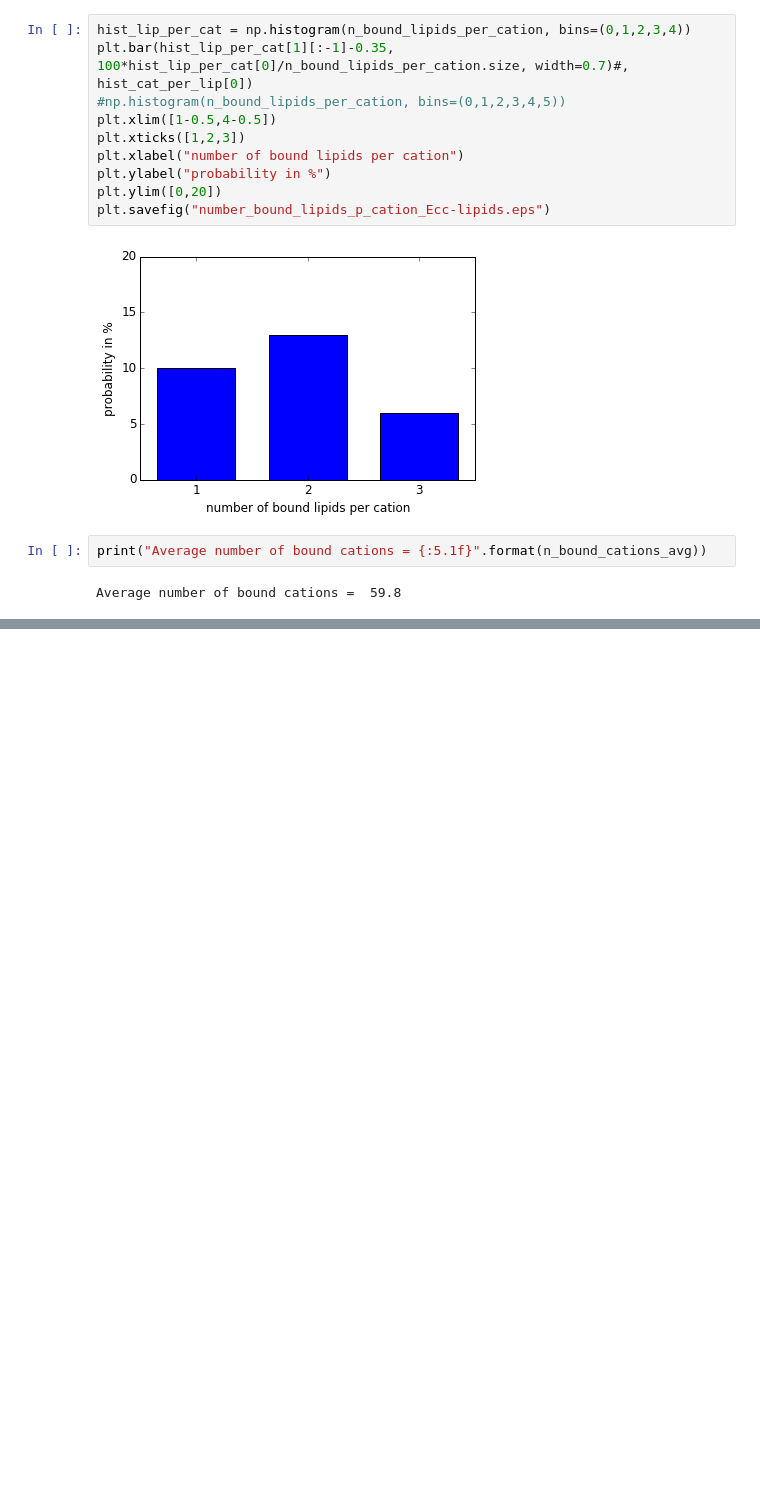
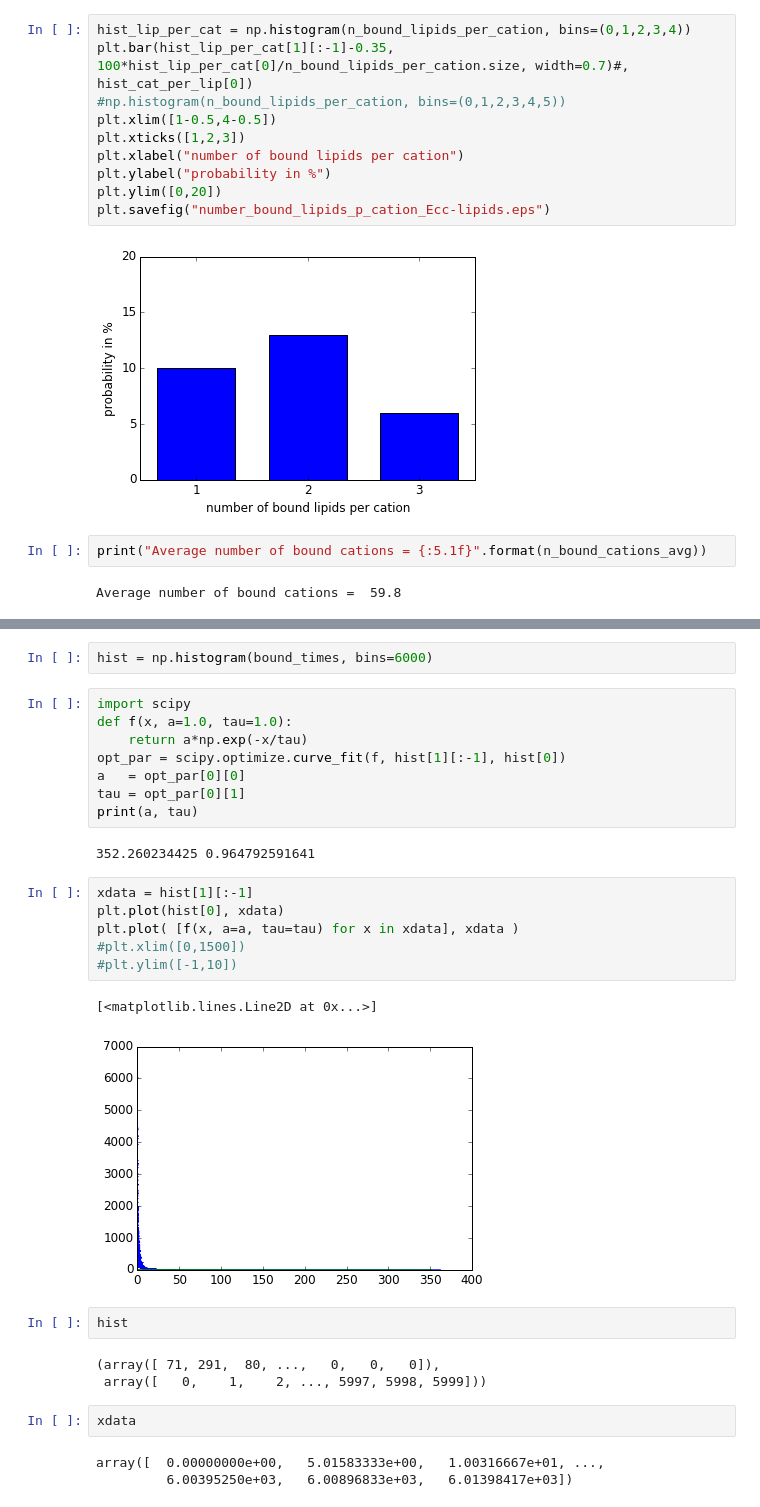
Before and after one commit to ohsOllila/NMRlipids_VI-NewIonModel, a Jupyter notebook: Fig/ipython_nb/stoichiometry_of_binding_cations_popc_ecc-lipids.ipynb, the cells around one changed output, grey strips where cells are left out. Saved outputs shown, nothing was run; the diff lists cells and outputs as text; blank space fills up the shorter version.

```diff
--- a/Fig/ipython_nb/stoichiometry_of_binding_cations_popc_ecc-lipids.ipynb
+++ b/Fig/ipython_nb/stoichiometry_of_binding_cations_popc_ecc-lipids.ipynb
@@ -257,0 +307,31 @@ Average number of bound cations =  59.8
+# %%
+hist = np.histogram(bound_times, bins=6000)
+# %%
+import scipy
+def f(x, a=1.0, tau=1.0):
+    return a*np.exp(-x/tau)
+opt_par = scipy.optimize.curve_fit(f, hist[1][:-1], hist[0])
+a   = opt_par[0][0]
+tau = opt_par[0][1]
+print(a, tau)
+# %% [output]
+352.260234425 0.964792591641
+# %%
+xdata = hist[1][:-1]
+plt.plot(hist[0], xdata)
+plt.plot( [f(x, a=a, tau=tau) for x in xdata], xdata )
+#plt.xlim([0,1500])
+#plt.ylim([-1,10])
+# %% [output]
+[<matplotlib.lines.Line2D at 0x...>]
+[figure, added]
+# %%
+hist
+# %% [output]
+(array([ 71, 291,  80, ...,   0,   0,   0]),
+ array([   0,    1,    2, ..., 5997, 5998, 5999]))
+# %%
+xdata
+# %% [output]
+array([  0.00000000e+00,   5.01583333e+00,   1.00316667e+01, ...,
+         6.00395250e+03,   6.00896833e+03,   6.01398417e+03])
```
Also changed, not shown: parts of 6 cells of this notebook.
